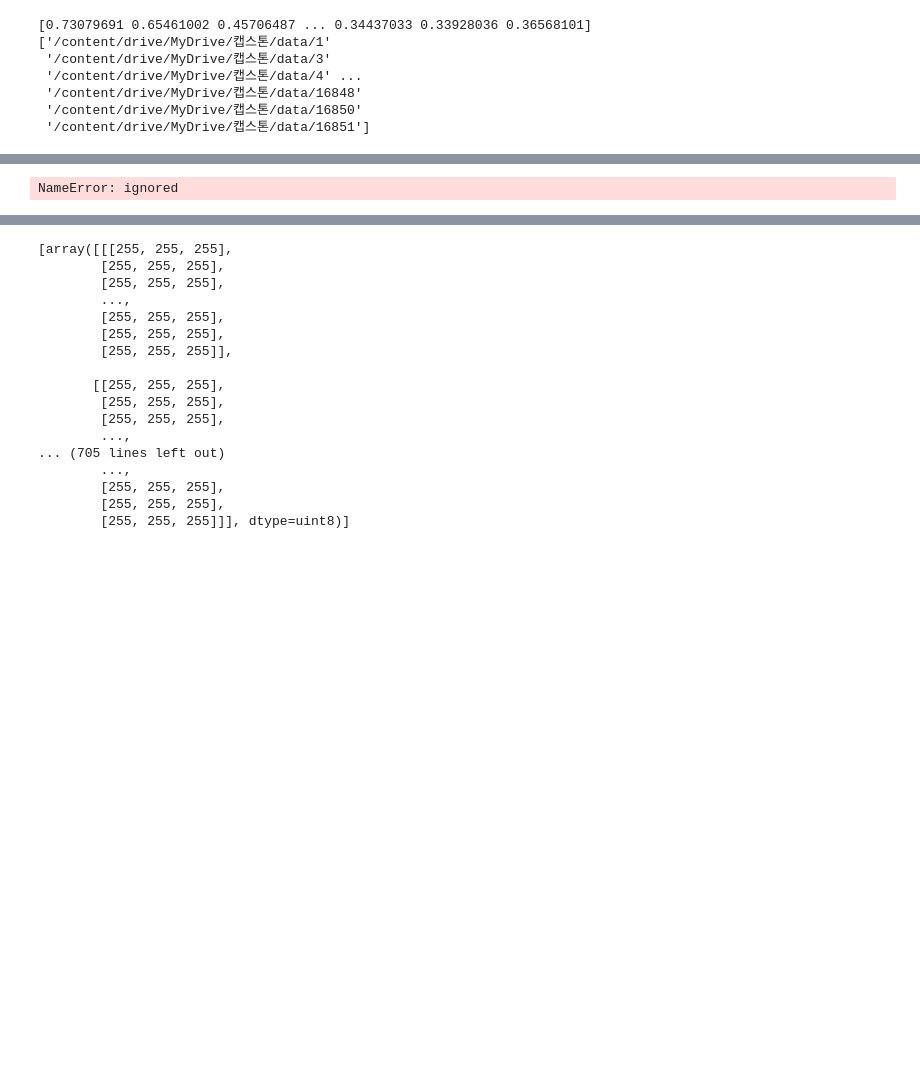
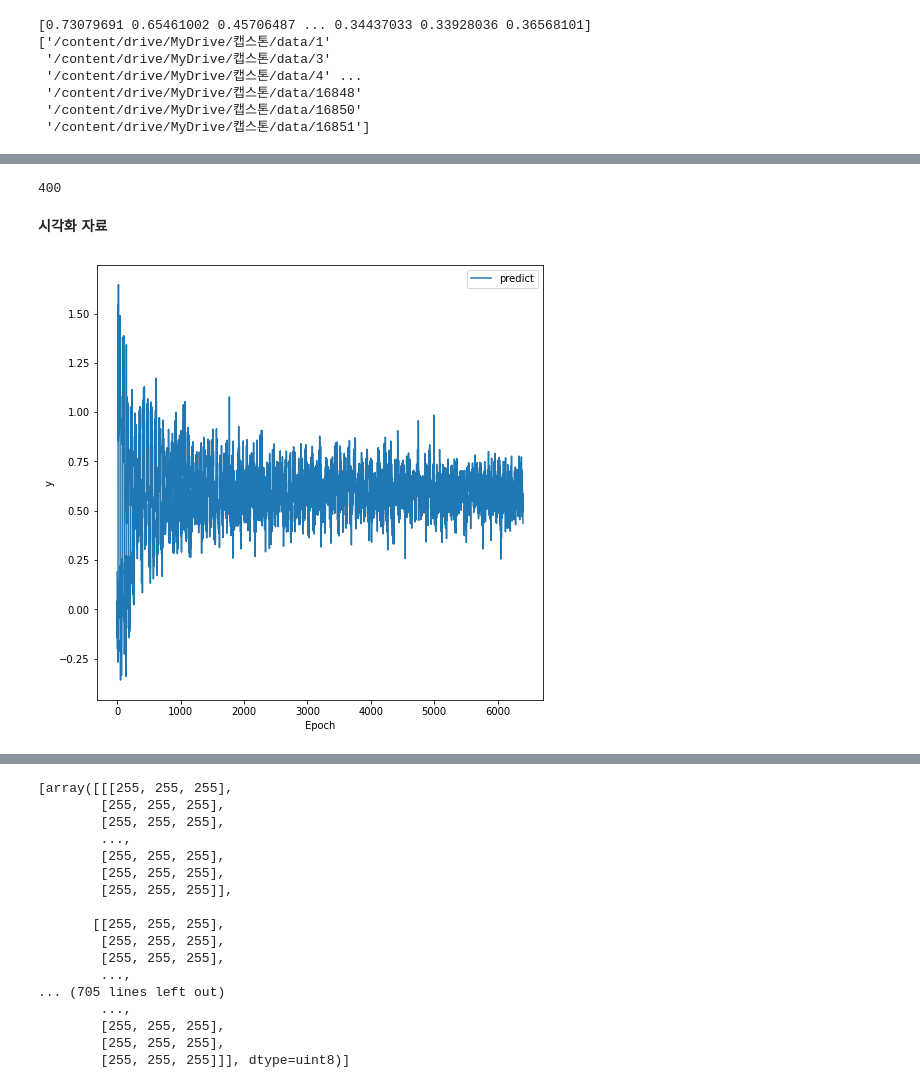
Before and after one commit to gravity0717/Capstone, a Jupyter notebook: MuitiCNN_MU_dataset.ipynb, the cells around one changed output, grey strips where cells are left out. Saved outputs shown, nothing was run; the diff lists cells and outputs as text; code cells hidden in the pictures; blank space fills up the shorter version.

```diff
--- a/MuitiCNN_MU_dataset.ipynb
+++ b/MuitiCNN_MU_dataset.ipynb
@@ -449,18 +510,35 @@ Epoch : 200      train RMSE 0.112        valid RMSE 0.129
-# %%
-gt=[]
-for x_tensor in groundtruth:
-  x_tensor=x_tensor.detach().cpu().numpy()
-  for x in x_tensor:
-    gt.append(x.item())
-
-import csv
-
-with open('groundtruth.csv','w',encoding='utf8',newline='') as f:
-  write =csv.writer(f)
-
-  write.writerows(f)
-# %% [output]
-NameError: ignored
+# %%
+len(groundtruth)
+# %% [output]
+400
+# %% [markdown]
+**시각화 자료**
+# %%
+# 참값과 예측값 비교
+
+gt=[]
+for x_tensor in groundtruth: # 추출해온 텐서값 넘파이 형태로 변환
+  x_tensor=x_tensor.detach().cpu().numpy()
+  for x in x_tensor:
+    gt.append(x.item())
+
+
+fig = plt.figure(figsize=(8,8)) ## 캔버스 생성
+fig.set_facecolor('white') ## 캔버스 색상 설정
+ax = fig.add_subplot() ## 그림 뼈대(프레임) 생성
+
+
+
+ax.plot(np.arange(6400),gt,label='predict') ## 선그래프 생성
+
+ax.legend()
+
+plt.xlabel("Epoch")
+plt.ylabel("y")
+
+plt.show()
+# %% [output]
+[figure, added]
 # %%
 #시각화
 t_l=[]
```
Also changed, not shown: parts of 16 cells of this notebook.
